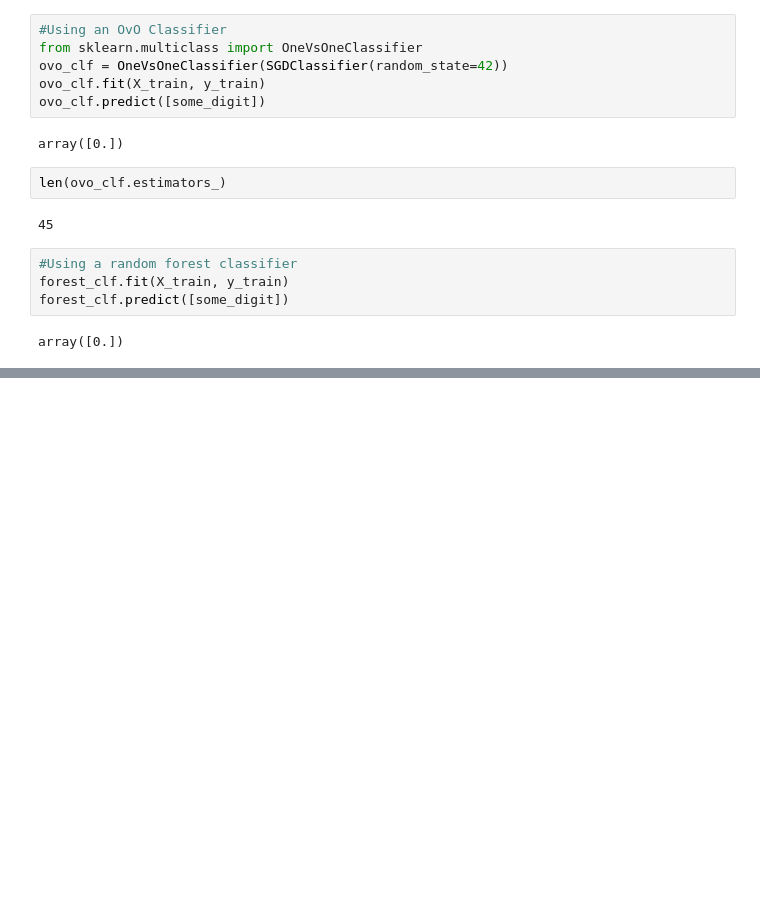
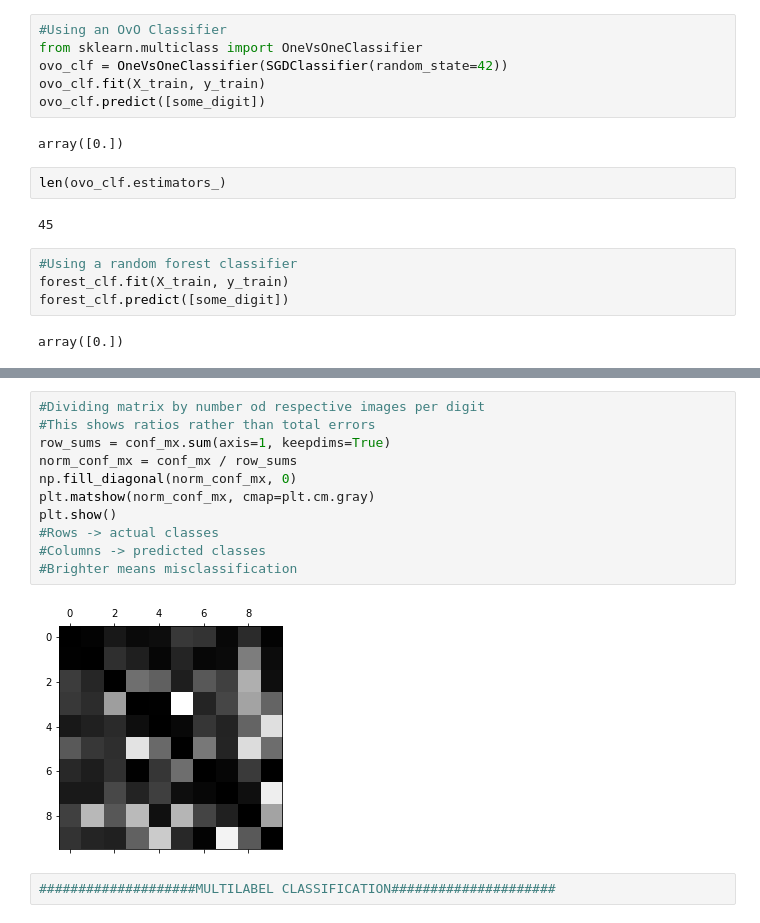
Before and after one commit to laksh22/machine_learning_practice, a Jupyter notebook: exercises/Classification.ipynb, the cells around one changed output, grey strips where cells are left out. Drawn from its saved outputs; the diff is of its cells as text; blank space fills up the shorter version.

Commit message:
Complete classification exercise

```diff
--- a/exercises/Classification.ipynb
+++ b/exercises/Classification.ipynb
@@ -232,0 +256,15 @@ array([0.90981804, 0.90974549, 0.90728609])
+# %%
+#Dividing matrix by number od respective images per digit
+#This shows ratios rather than total errors
+row_sums = conf_mx.sum(axis=1, keepdims=True)
+norm_conf_mx = conf_mx / row_sums
+np.fill_diagonal(norm_conf_mx, 0)
+plt.matshow(norm_conf_mx, cmap=plt.cm.gray)
+plt.show()
+#Rows -> actual classes
+#Columns -> predicted classes
+#Brighter means misclassification
+# %% [output]
+[figure, added]
+# %%
+####################MULTILABEL CLASSIFICATION#####################
```
Also changed, not shown: parts of 25 cells of this notebook.
